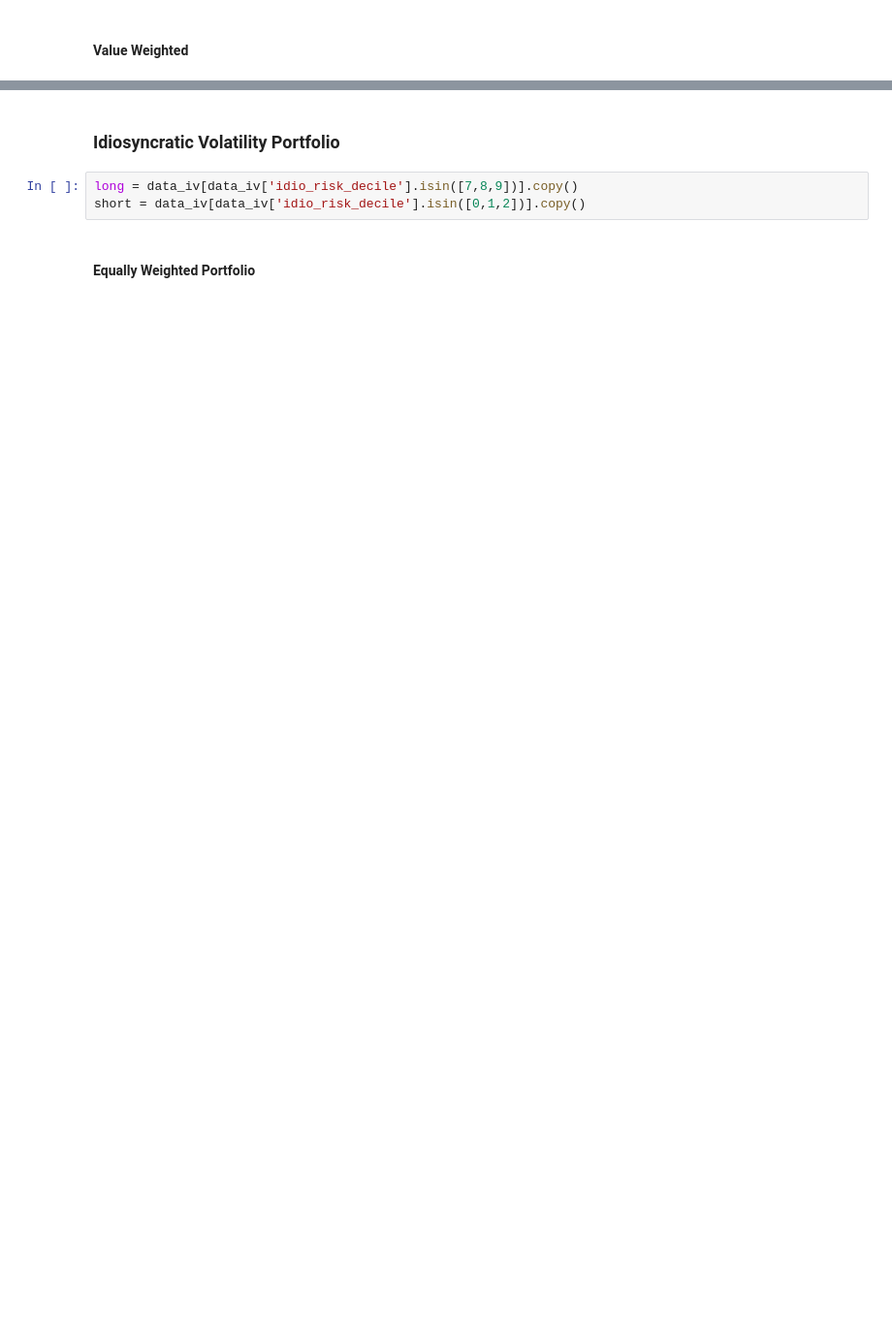
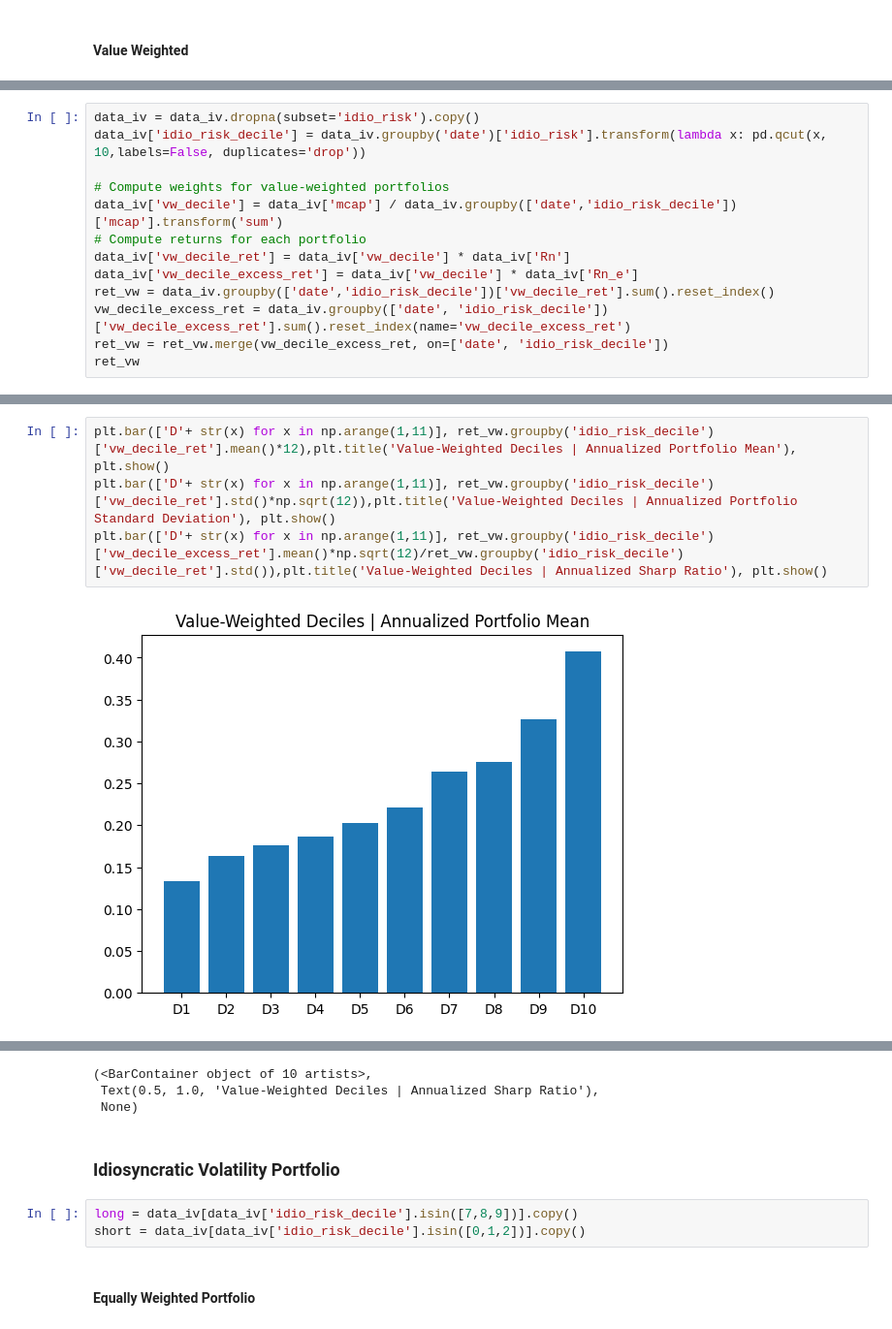
Before and after one commit to ekaterina-borisova/Investments_Project, a Jupyter notebook: project.ipynb, the cells around one changed output, grey strips where cells are left out. Shown at 97% size. Drawn from its saved outputs; the diff is of its cells as text; blank space fills up the shorter version.

```diff
--- a/project.ipynb
+++ b/project.ipynb
@@ -551,0 +532,13 @@ ret_ew
+# %%
+data_iv = data_iv.dropna(subset='idio_risk').copy()
+data_iv['idio_risk_decile'] = data_iv.groupby('date')['idio_risk'].transform(lambda x: pd.qcut(x, 10,labels=False, duplicates='drop'))
+
+# Compute weights for value-weighted portfolios
+data_iv['vw_decile'] = data_iv['mcap'] / data_iv.groupby(['date','idio_risk_decile'])['mcap'].transform('sum')
+# Compute returns for each portfolio
+data_iv['vw_decile_ret'] = data_iv['vw_decile'] * data_iv['Rn']
+data_iv['vw_decile_excess_ret'] = data_iv['vw_decile'] * data_iv['Rn_e']
+ret_vw = data_iv.groupby(['date','idio_risk_decile'])['vw_decile_ret'].sum().reset_index()
+vw_decile_excess_ret = data_iv.groupby(['date', 'idio_risk_decile'])['vw_decile_excess_ret'].sum().reset_index(name='vw_decile_excess_ret')
+ret_vw = ret_vw.merge(vw_decile_excess_ret, on=['date', 'idio_risk_decile'])
+ret_vw
@@ -551,0 +559,6 @@ ret_ew
+# %%
+plt.bar(['D'+ str(x) for x in np.arange(1,11)], ret_vw.groupby('idio_risk_decile')['vw_decile_ret'].mean()*12),plt.title('Value-Weighted Deciles | Annualized Portfolio Mean'), plt.show()
+plt.bar(['D'+ str(x) for x in np.arange(1,11)], ret_vw.groupby('idio_risk_decile')['vw_decile_ret'].std()*np.sqrt(12)),plt.title('Value-Weighted Deciles | Annualized Portfolio Standard Deviation'), plt.show()
+plt.bar(['D'+ str(x) for x in np.arange(1,11)], ret_vw.groupby('idio_risk_decile')['vw_decile_excess_ret'].mean()*np.sqrt(12)/ret_vw.groupby('idio_risk_decile')['vw_decile_ret'].std()),plt.title('Value-Weighted Deciles | Annualized Sharp Ratio'), plt.show()
+# %% [output]
+[figure, added]
@@ -552,3 +567,6 @@ ret_ew
+(<BarContainer object of 10 artists>,
+ Text(0.5, 1.0, 'Value-Weighted Deciles | Annualized Sharp Ratio'),
+ None)
 # %% [markdown]
 ### Idiosyncratic Volatility Portfolio
 # %%
```
Also changed, not shown: parts of 8 cells of this notebook.
